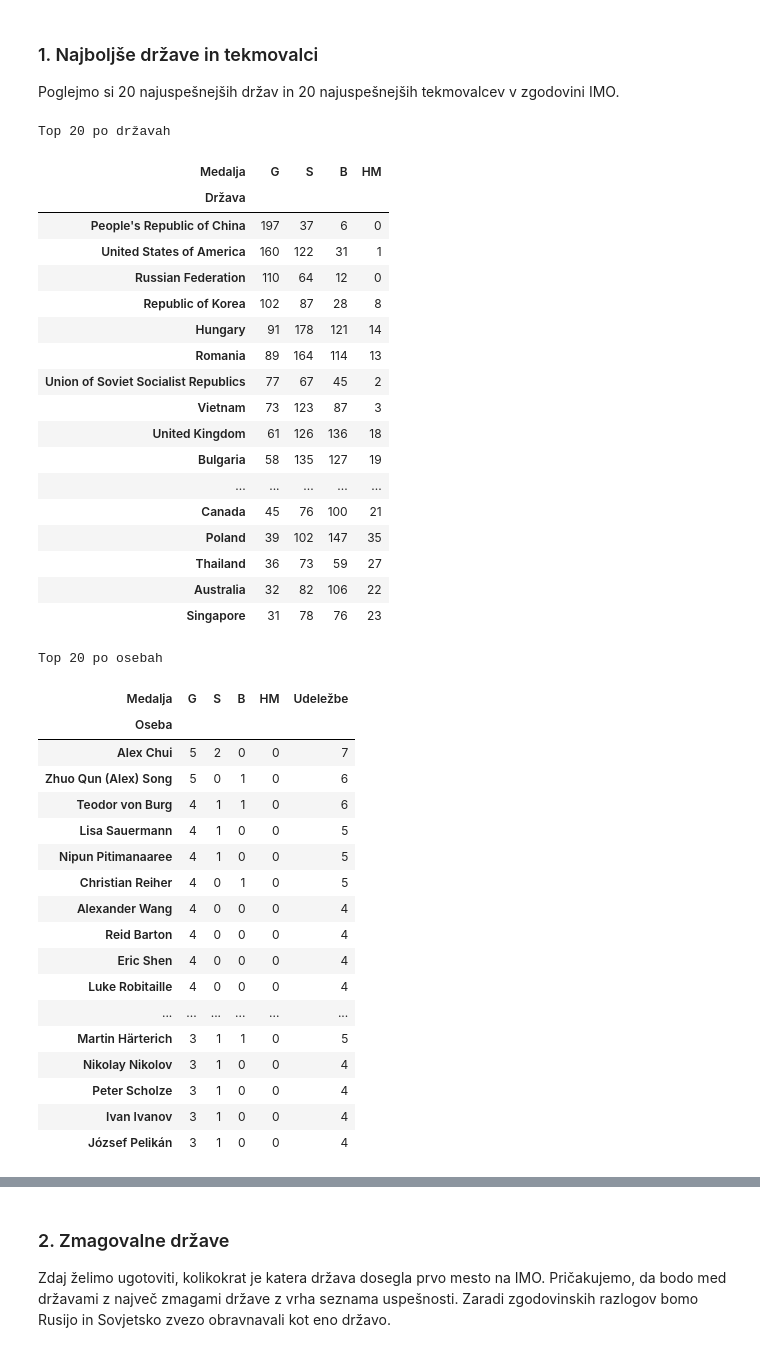
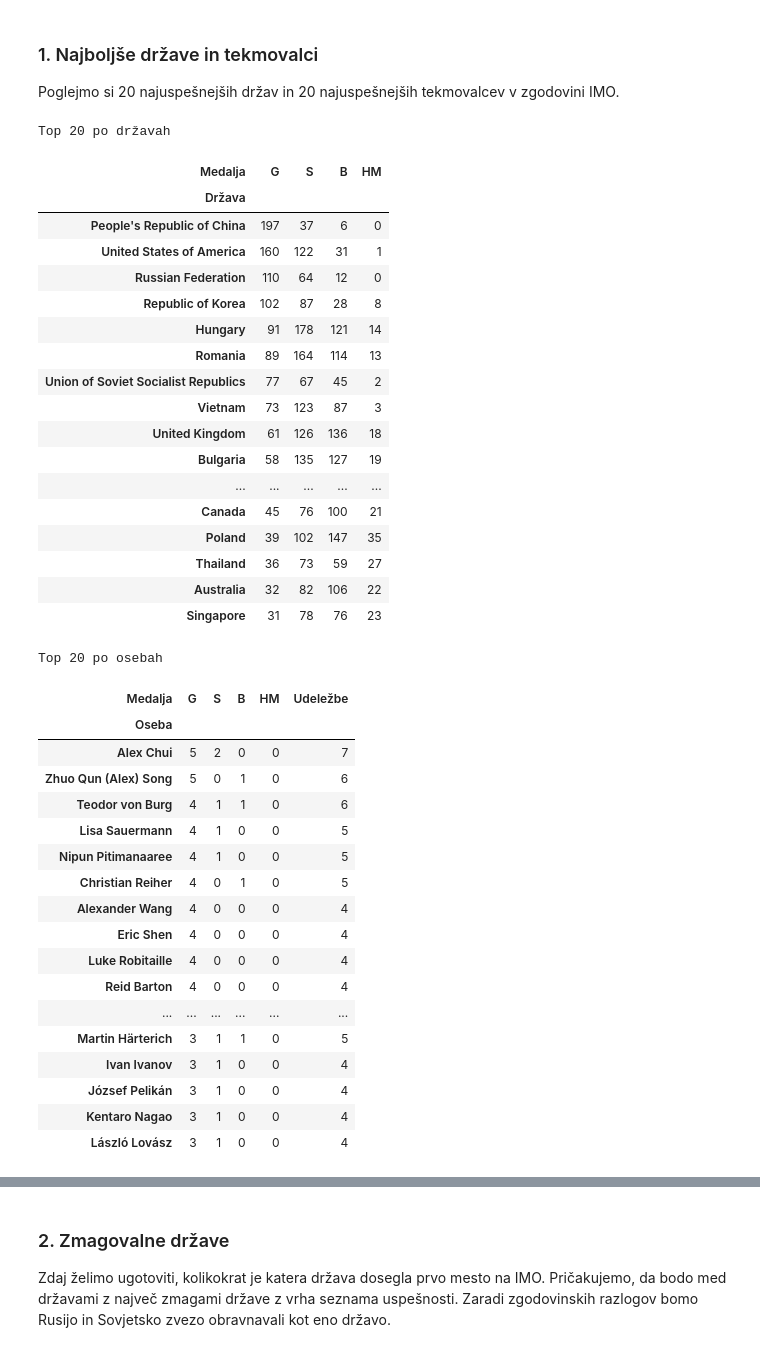
Before and after one commit to hranjecnace/uvp_projektna, a Jupyter notebook: analiza_podatkov.ipynb, the cells around one changed output, grey strips where cells are left out. Saved outputs shown, nothing was run; the diff lists cells and outputs as text; code cells hidden in the pictures.

```diff
--- a/analiza_podatkov.ipynb
+++ b/analiza_podatkov.ipynb
@@ -28,17 +28,14 @@ from IPython.display import display, HTML
 
 df["Oseba"] = df["Ime"] + " " + df["Priimek"]
 
-udelezbe_osebe = df.drop_duplicates(subset=["Leto", "Oseba"]).groupby("Oseba").size()
+udelezbe_osebe = df.groupby("Oseba").size()
 medalje_osebe = pd.crosstab(df["Oseba"], df["Medalja"])[["G", "S", "B", "HM"]]
 medalje_osebe["Udeležbe"] = udelezbe_osebe
-perfect = df[df["Skupno"] == 42]
-stevilo_perfect = perfect.groupby("Oseba").size().sort_values(ascending=False)
-medalje_osebe["Perfect scores"] = stevilo_perfect
 medalje_drzave = pd.crosstab(df["Država"], df["Medalja"])[["G", "S", "B", "HM"]]
 
 
-tabela_osebe = medalje_osebe.sort_values(by=["G", "S", "B", "HM", "Perfect scores"], ascending=False).head(20).drop(columns="Perfect scores")
-tabela_drzave = medalje_drzave.sort_values(by=["G", "S", "B"], ascending=False).head(20)
+tabela_osebe = medalje_osebe.sort_values(by=["G", "S", "B", "HM"], ascending=False).head(20)
+tabela_drzave = medalje_drzave.sort_values(by=["G", "S", "B", "HM"], ascending=False).head(20)
 
 def olepsaj(tabela, naslov):
     return (
@@ -62,40 +59,40 @@ display(HTML(
 # %% [output]
 Top 20 po državah
 | Medalja | G | S | B | HM |
 | Država |  |  |  |  |
 | People's Republic of China | 197 | 37 | 6 | 0 |
 | United States of America | 160 | 122 | 31 | 1 |
 | Russian Federation | 110 | 64 | 12 | 0 |
 | Republic of Korea | 102 | 87 | 28 | 8 |
 | Hungary | 91 | 178 | 121 | 14 |
 | Romania | 89 | 164 | 114 | 13 |
 | Union of Soviet Socialist Republics | 77 | 67 | 45 | 2 |
 | Vietnam | 73 | 123 | 87 | 3 |
 | United Kingdom | 61 | 126 | 136 | 18 |
 | Bulgaria | 58 | 135 | 127 | 19 |
 | ... | ... | ... | ... | ... |
 | Canada | 45 | 76 | 100 | 21 |
 | Poland | 39 | 102 | 147 | 35 |
 | Thailand | 36 | 73 | 59 | 27 |
 | Australia | 32 | 82 | 106 | 22 |
 | Singapore | 31 | 78 | 76 | 23 |
 Top 20 po osebah
 | Medalja | G | S | B | HM | Udeležbe |
 | Oseba |  |  |  |  |  |
 | Alex Chui | 5 | 2 | 0 | 0 | 7 |
 | Zhuo Qun (Alex) Song | 5 | 0 | 1 | 0 | 6 |
 | Teodor von Burg | 4 | 1 | 1 | 0 | 6 |
 | Lisa Sauermann | 4 | 1 | 0 | 0 | 5 |
 | Nipun Pitimanaaree | 4 | 1 | 0 | 0 | 5 |
 | Christian Reiher | 4 | 0 | 1 | 0 | 5 |
 | Alexander Wang | 4 | 0 | 0 | 0 | 4 |
-| Reid Barton | 4 | 0 | 0 | 0 | 4 |
 | Eric Shen | 4 | 0 | 0 | 0 | 4 |
 | Luke Robitaille | 4 | 0 | 0 | 0 | 4 |
+| Reid Barton | 4 | 0 | 0 | 0 | 4 |
 | ... | ... | ... | ... | ... | ... |
 | Martin Härterich | 3 | 1 | 1 | 0 | 5 |
-| Nikolay Nikolov | 3 | 1 | 0 | 0 | 4 |
-| Peter Scholze | 3 | 1 | 0 | 0 | 4 |
 | Ivan Ivanov | 3 | 1 | 0 | 0 | 4 |
 | József Pelikán | 3 | 1 | 0 | 0 | 4 |
+| Kentaro Nagao | 3 | 1 | 0 | 0 | 4 |
+| László Lovász | 3 | 1 | 0 | 0 | 4 |
 # %% [markdown]
```
Also changed, not shown: parts of 4 cells of this notebook, 3 other files.
